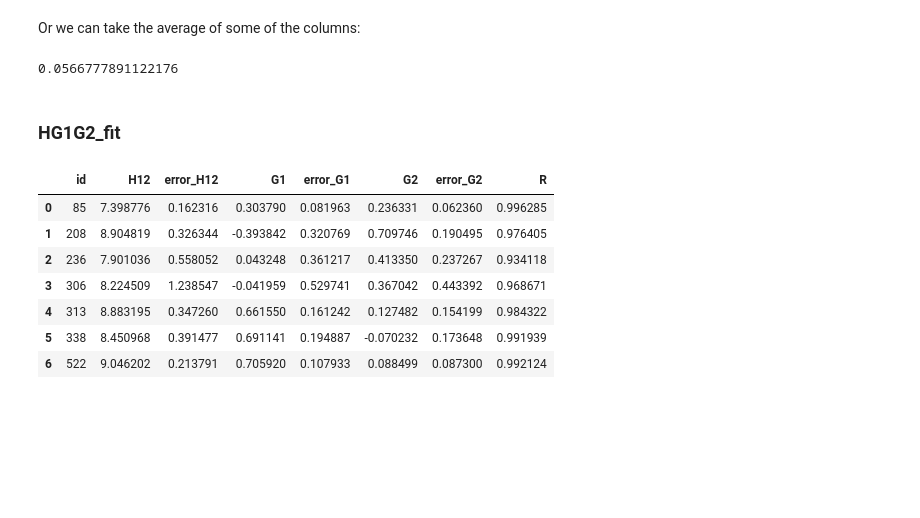
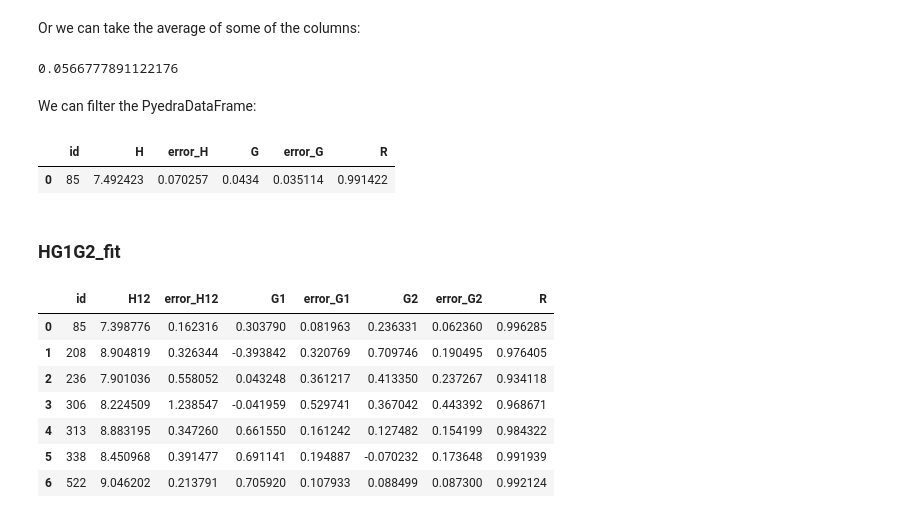
Before and after one commit to milicolazo/Pyedra, a Jupyter notebook: docs/source/tutorial.ipynb, the cells around one changed output. Saved outputs shown, nothing was run; the diff lists cells and outputs as text; code cells hidden in the pictures; blank space fills up the shorter version.

```diff
--- a/docs/source/tutorial.ipynb
+++ b/docs/source/tutorial.ipynb
@@ -55,5 +54,15 @@ HG.error_G.mean()
 # %% [output]
 0.0566777891122176
+# %% [markdown]
+We can filter the PyedraDataFrame:
+# %%
+PyedraFitDataFrame = pyedra.HG_fit(df)
+# %%
+asteroid = PyedraFitDataFrame.model_df[PyedraFitDataFrame.model_df["id"] == 85]
+asteroid
+# %% [output]
+|  | id | H | error_H | G | error_G | R |
+| 0 | 85 | 7.492423 | 0.070257 | 0.0434 | 0.035114 | 0.991422 |
 # %% [markdown]
 ### HG1G2_fit
 # %%
```
Also changed, not shown: parts of 12 cells of this notebook, 4 other files.
